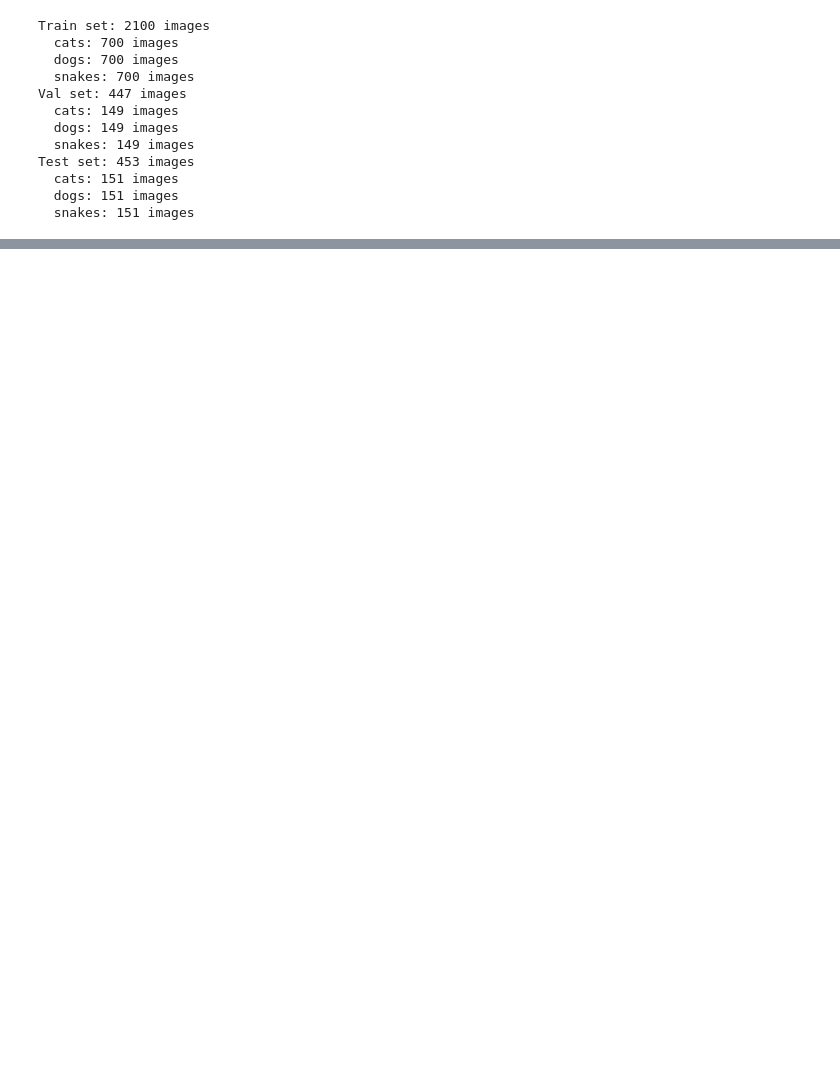
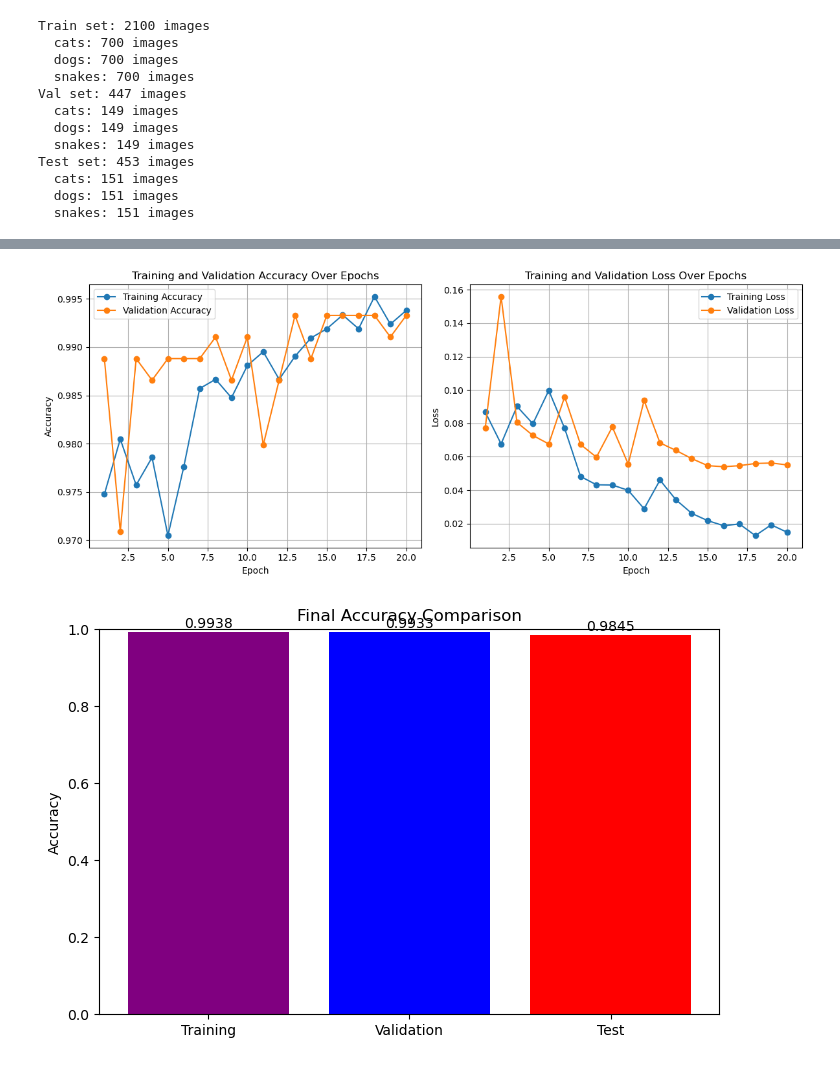
Before and after one commit to Devzane/Animal-classification, a Jupyter notebook: Animal classification.ipynb, the cells around one changed output, grey strips where cells are left out. Drawn from its saved outputs; the diff is of its cells as text; code cells hidden in the pictures; blank space fills up the shorter version.

```diff
--- a/Animal classification.ipynb
+++ b/Animal classification.ipynb
@@ -159,0 +323,19 @@ NameError: in user code:
+# %%
+# Loading the saved weights
+best_model = model.load_weights(r'C:\Users\user\anaconda3\envs\mlp\Animal classification\mobilnet_best_model.keras')
+# %%
+checkpoint = ModelCheckpoint(
+   r'C:\Users\user\anaconda3\envs\mlp\Animal classification\mobilnet_best_model.keras',
+    save_best_only=True,
+    monitor='val_accuracy',
+    mode='max'
+)
+early_stopping = EarlyStopping(monitor='val_loss', patience=5, restore_best_weights=True)
+reduce_lr = ReduceLROnPlateau(monitor='val_loss', factor=0.2, patience=3, min_lr=1e-6)
+
+history = model.fit(
+    train_generator,
+    epochs=20,
+    validation_data=valid_generator,
+    callbacks=[checkpoint, early_stopping, reduce_lr]
+)
@@ -159,0 +367,51 @@ NameError: in user code:
+# %%
+epochs = range(1, 21)
+
+# Extracting metrics from history (from this run)
+train_acc = history.history['accuracy']
+val_acc = history.history['val_accuracy']
+train_loss = history.history['loss']
+val_loss = history.history['val_loss']
+
+# Plot accuracy over epochs
+plt.figure(figsize=(12, 5))
+
+plt.subplot(1, 2, 1)
+plt.plot(epochs, train_acc, label='Training Accuracy', marker='o')
+plt.plot(epochs, val_acc, label='Validation Accuracy', marker='o')
+plt.title('Training and Validation Accuracy Over Epochs')
+plt.xlabel('Epoch')
+plt.ylabel('Accuracy')
+plt.legend()
+plt.grid(True)
+
+# Plot loss over epochs
+plt.subplot(1, 2, 2)
+plt.plot(epochs, train_loss, label='Training Loss', marker='o')
+plt.plot(epochs, val_loss, label='Validation Loss', marker='o')
+plt.title('Training and Validation Loss Over Epochs')
+plt.xlabel('Epoch')
+plt.ylabel('Loss')
+plt.legend()
+plt.grid(True)
+
+plt.tight_layout()
+plt.show()
+
+# Bar plot comparing final training, validation, and test accuracies
+final_train_acc = train_acc[-1]
+final_val_acc = val_acc[-1]
+test_acc_value = 0.9845
+
+plt.figure(figsize=(8, 5))
+labels = ['Training', 'Validation', 'Test']
+accuracies = [final_train_acc, final_val_acc, test_acc_value]
+plt.bar(labels, accuracies, color=['purple', 'blue', 'red'])
+plt.title('Final Accuracy Comparison')
+plt.ylabel('Accuracy')
+plt.ylim(0, 1)
+for i, v in enumerate(accuracies):
+    plt.text(i, v + 0.01, f'{v:.4f}', ha='center')
+# %% [output]
+[figure, added]
+[figure, added]
```
Also changed, not shown: parts of 13 cells of this notebook, 1 other file.
